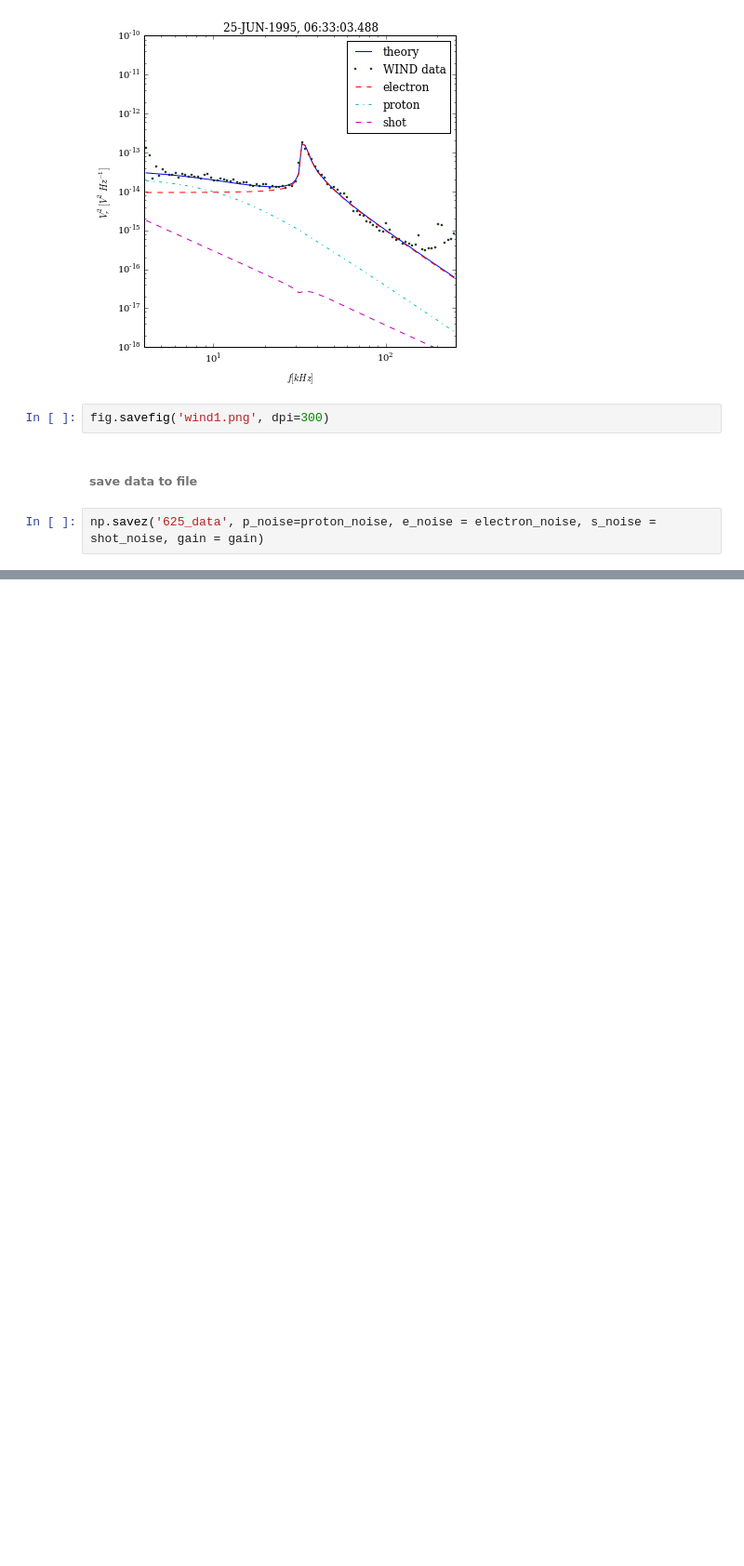
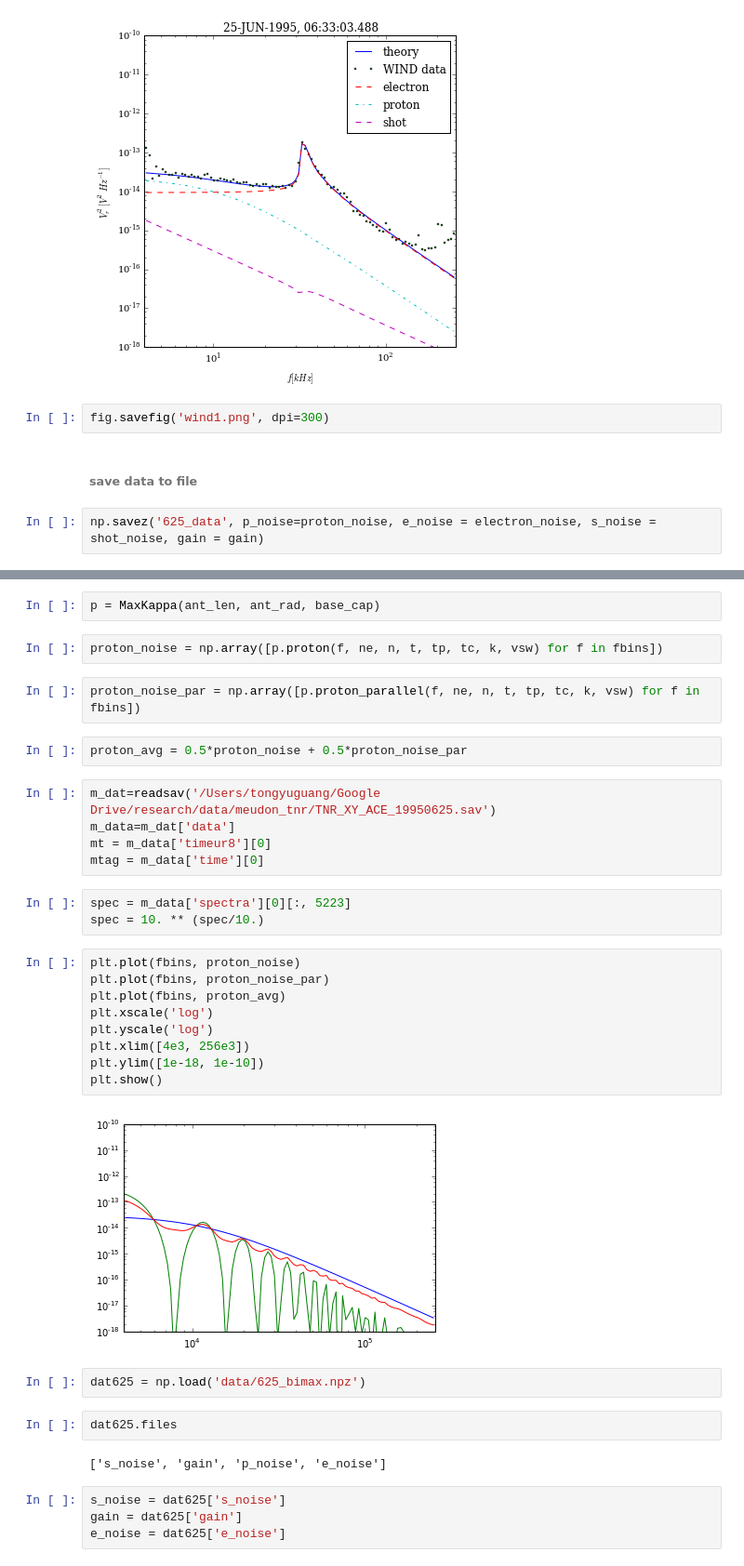
Before and after one commit to YuguangTong/qtn-proj, a Jupyter notebook: proton.ipynb, the cells around one changed output, grey strips where cells are left out. Shown at 93% size. Saved outputs shown, nothing was run; the diff lists cells and outputs as text; blank space fills up the shorter version.

```diff
--- a/proton.ipynb
+++ b/proton.ipynb
@@ -154,0 +173,37 @@ np.savez('625_data', p_noise=proton_noise, e_noise = electron_noise, s_noise = s
+# %%
+p = MaxKappa(ant_len, ant_rad, base_cap)
+# %%
+proton_noise = np.array([p.proton(f, ne, n, t, tp, tc, k, vsw) for f in fbins])
+# %%
+proton_noise_par = np.array([p.proton_parallel(f, ne, n, t, tp, tc, k, vsw) for f in fbins])
+# %%
+proton_avg = 0.5*proton_noise + 0.5*proton_noise_par
+# %%
+m_dat=readsav('/Users/tongyuguang/Google Drive/research/data/meudon_tnr/TNR_XY_ACE_19950625.sav')
+m_data=m_dat['data']
+mt = m_data['timeur8'][0]
+mtag = m_data['time'][0]
+# %%
+spec = m_data['spectra'][0][:, 5223]
+spec = 10. ** (spec/10.)
+# %%
+plt.plot(fbins, proton_noise)
+plt.plot(fbins, proton_noise_par)
+plt.plot(fbins, proton_avg)
+plt.xscale('log')
+plt.yscale('log')
+plt.xlim([4e3, 256e3])
+plt.ylim([1e-18, 1e-10])
+plt.show()
+# %% [output]
+[figure, added]
+# %%
+dat625 = np.load('data/625_bimax.npz')
+# %%
+dat625.files
+# %% [output]
+['s_noise', 'gain', 'p_noise', 'e_noise']
+# %%
+s_noise = dat625['s_noise']
+gain = dat625['gain']
+e_noise = dat625['e_noise']
```
Also changed, not shown: parts of 7 cells of this notebook, 40 other files.
